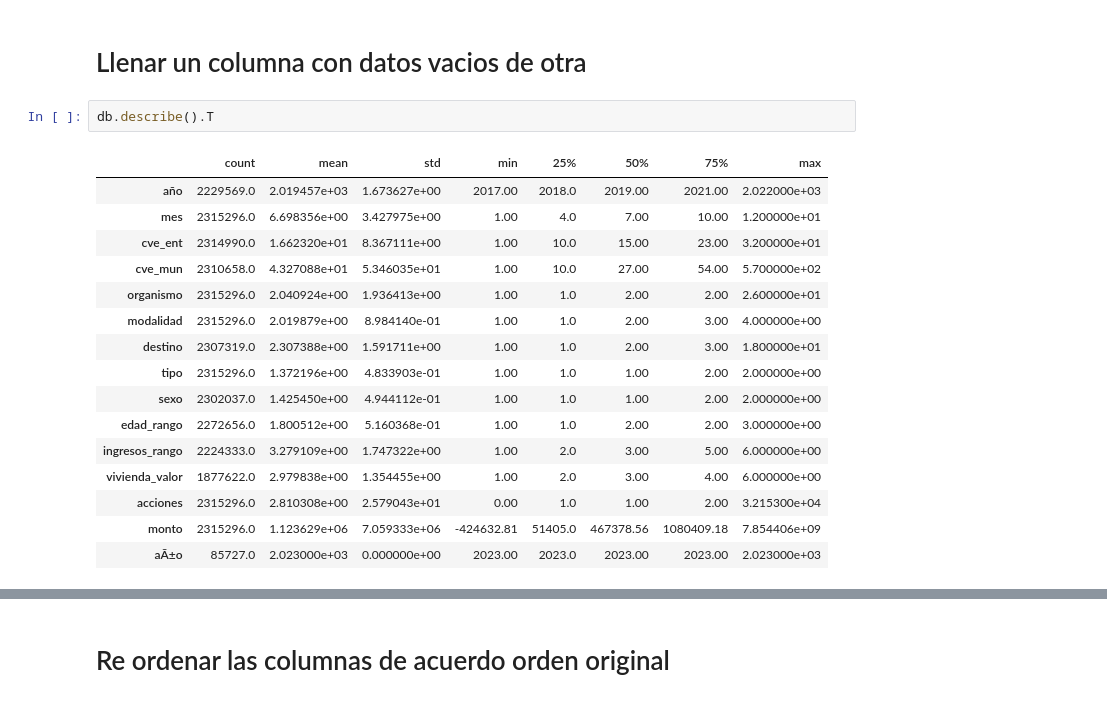
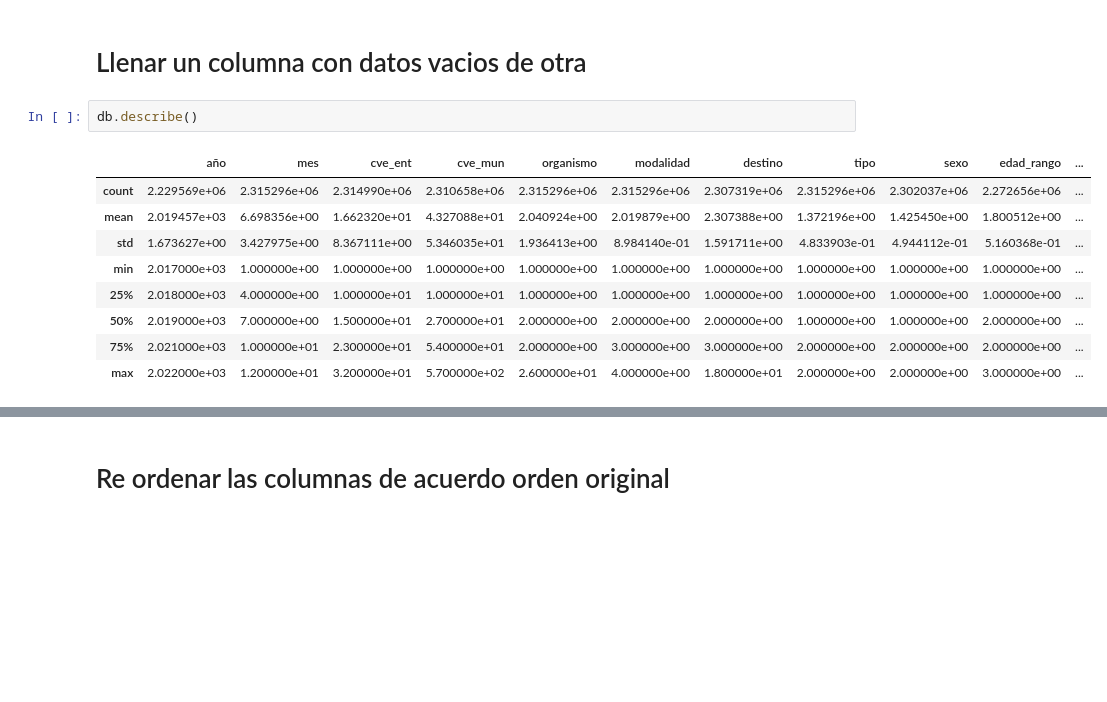
Before and after one commit to fdopa/curso-ciencia-datos, a Jupyter notebook: Copy_of_Pandas_3.ipynb, the cells around one changed output, grey strips where cells are left out. Saved outputs shown, nothing was run; the diff lists cells and outputs as text; blank space fills up the shorter version.

```diff
--- a/Copy_of_Pandas_3.ipynb
+++ b/Copy_of_Pandas_3.ipynb
@@ -105,21 +99,14 @@ db
 # %% [markdown]
 # Llenar un columna con datos vacios de otra
 # %%
-db.describe().T
+db.describe()
 # %% [output]
-|  | count | mean | std | min | 25% | 50% | 75% | max |
-| año | 2229569.0 | 2.019457e+03 | 1.673627e+00 | 2017.00 | 2018.0 | 2019.00 | 2021.00 | 2.022000e+03 |
-| mes | 2315296.0 | 6.698356e+00 | 3.427975e+00 | 1.00 | 4.0 | 7.00 | 10.00 | 1.200000e+01 |
-| cve_ent | 2314990.0 | 1.662320e+01 | 8.367111e+00 | 1.00 | 10.0 | 15.00 | 23.00 | 3.200000e+01 |
-| cve_mun | 2310658.0 | 4.327088e+01 | 5.346035e+01 | 1.00 | 10.0 | 27.00 | 54.00 | 5.700000e+02 |
-| organismo | 2315296.0 | 2.040924e+00 | 1.936413e+00 | 1.00 | 1.0 | 2.00 | 2.00 | 2.600000e+01 |
-| modalidad | 2315296.0 | 2.019879e+00 | 8.984140e-01 | 1.00 | 1.0 | 2.00 | 3.00 | 4.000000e+00 |
-| destino | 2307319.0 | 2.307388e+00 | 1.591711e+00 | 1.00 | 1.0 | 2.00 | 3.00 | 1.800000e+01 |
-| tipo | 2315296.0 | 1.372196e+00 | 4.833903e-01 | 1.00 | 1.0 | 1.00 | 2.00 | 2.000000e+00 |
-| sexo | 2302037.0 | 1.425450e+00 | 4.944112e-01 | 1.00 | 1.0 | 1.00 | 2.00 | 2.000000e+00 |
-| edad_rango | 2272656.0 | 1.800512e+00 | 5.160368e-01 | 1.00 | 1.0 | 2.00 | 2.00 | 3.000000e+00 |
-| ingresos_rango | 2224333.0 | 3.279109e+00 | 1.747322e+00 | 1.00 | 2.0 | 3.00 | 5.00 | 6.000000e+00 |
-| vivienda_valor | 1877622.0 | 2.979838e+00 | 1.354455e+00 | 1.00 | 2.0 | 3.00 | 4.00 | 6.000000e+00 |
-| acciones | 2315296.0 | 2.810308e+00 | 2.579043e+01 | 0.00 | 1.0 | 1.00 | 2.00 | 3.215300e+04 |
-| monto | 2315296.0 | 1.123629e+06 | 7.059333e+06 | -424632.81 | 51405.0 | 467378.56 | 1080409.18 | 7.854406e+09 |
-| aÃ±o | 85727.0 | 2.023000e+03 | 0.000000e+00 | 2023.00 | 2023.0 | 2023.00 | 2023.00 | 2.023000e+03 |
+|  | año | mes | cve_ent | cve_mun | organismo | modalidad | destino | tipo | sexo | edad_rango | ... |
+| count | 2.229569e+06 | 2.315296e+06 | 2.314990e+06 | 2.310658e+06 | 2.315296e+06 | 2.315296e+06 | 2.307319e+06 | 2.315296e+06 | 2.302037e+06 | 2.272656e+06 | ... |
+| mean | 2.019457e+03 | 6.698356e+00 | 1.662320e+01 | 4.327088e+01 | 2.040924e+00 | 2.019879e+00 | 2.307388e+00 | 1.372196e+00 | 1.425450e+00 | 1.800512e+00 | ... |
+| std | 1.673627e+00 | 3.427975e+00 | 8.367111e+00 | 5.346035e+01 | 1.936413e+00 | 8.984140e-01 | 1.591711e+00 | 4.833903e-01 | 4.944112e-01 | 5.160368e-01 | ... |
+| min | 2.017000e+03 | 1.000000e+00 | 1.000000e+00 | 1.000000e+00 | 1.000000e+00 | 1.000000e+00 | 1.000000e+00 | 1.000000e+00 | 1.000000e+00 | 1.000000e+00 | ... |
+| 25% | 2.018000e+03 | 4.000000e+00 | 1.000000e+01 | 1.000000e+01 | 1.000000e+00 | 1.000000e+00 | 1.000000e+00 | 1.000000e+00 | 1.000000e+00 | 1.000000e+00 | ... |
+| 50% | 2.019000e+03 | 7.000000e+00 | 1.500000e+01 | 2.700000e+01 | 2.000000e+00 | 2.000000e+00 | 2.000000e+00 | 1.000000e+00 | 1.000000e+00 | 2.000000e+00 | ... |
+| 75% | 2.021000e+03 | 1.000000e+01 | 2.300000e+01 | 5.400000e+01 | 2.000000e+00 | 3.000000e+00 | 3.000000e+00 | 2.000000e+00 | 2.000000e+00 | 2.000000e+00 | ... |
+| max | 2.022000e+03 | 1.200000e+01 | 3.200000e+01 | 5.700000e+02 | 2.600000e+01 | 4.000000e+00 | 1.800000e+01 | 2.000000e+00 | 2.000000e+00 | 3.000000e+00 | ... |
```
Also changed, not shown: parts of 11 cells of this notebook.
